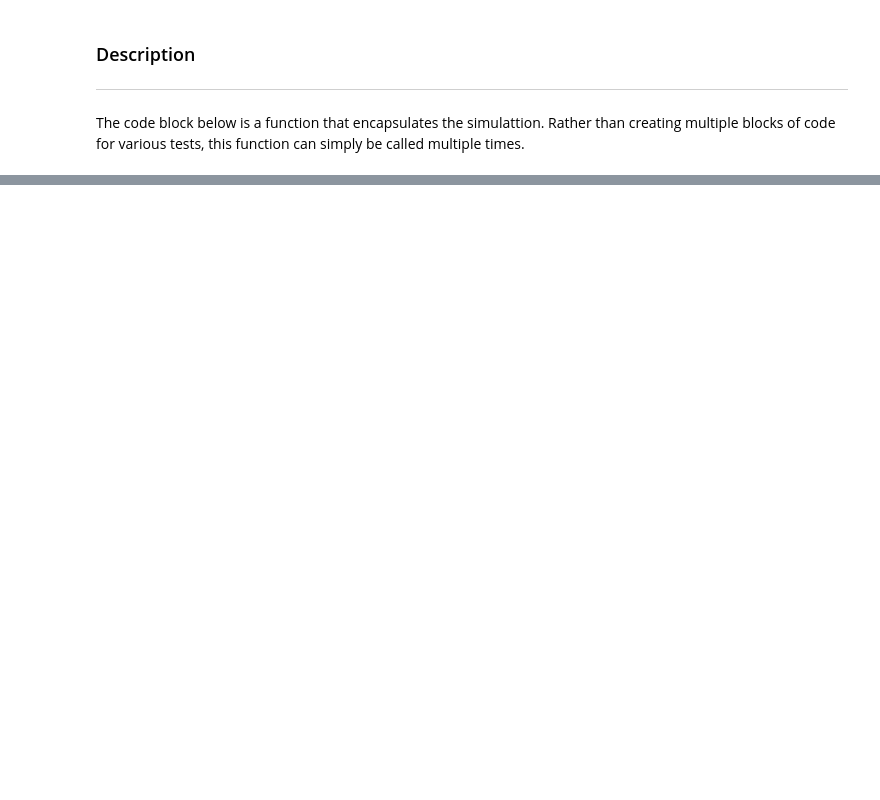
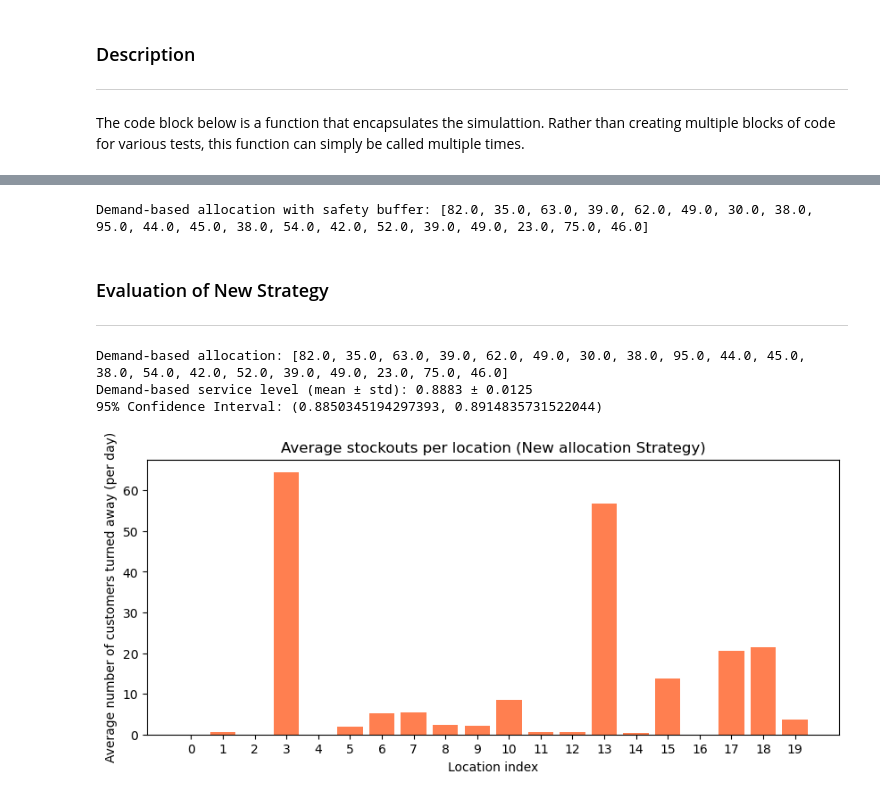
Before and after one commit to PauloVieira-1/1CK130_Assignment_1, a Jupyter notebook: 1CK130_Assignment_2/1CK130_Assignment_2.ipynb, the cells around one changed output, grey strips where cells are left out. Drawn from its saved outputs; the diff is of its cells as text; code cells hidden in the pictures; blank space fills up the shorter version.

```diff
--- a/1CK130_Assignment_2/1CK130_Assignment_2.ipynb
+++ b/1CK130_Assignment_2/1CK130_Assignment_2.ipynb
@@ -302,0 +444,69 @@ print(sim)
+# %%
+ # Notice parameters max_extra and top_percent
+def get_bikes_allocation(avg_daily_demand_per_loc, total_bikes, max_extra=0.08, top_percent=0.16):
+    demand_array = np.array(avg_daily_demand_per_loc, dtype=float)
+    demand_fraction = demand_array / demand_array.sum()
+
+    # Base proportional allocation
+    allocation = demand_fraction * total_bikes
+
+    # Identify high-demand locations
+    num_top = max(1, int(len(demand_array) * top_percent))  # at least one location
+    top_indices = demand_array.argsort()[-num_top:]  # indices of top-demand locations
+
+    # Apply safety buffer to high-demand locations
+    for i in top_indices:
+        allocation[i] *= (1 + max_extra)
+
+    allocation = allocation / allocation.sum() * total_bikes
+    allocation = np.floor(allocation)
+
+    bikes_allocated = allocation.sum()
+
+    while bikes_allocated < total_bikes:
+
+        for i in range(len(allocation)):
+            if bikes_allocated < total_bikes:
+                allocation[i] += 1
+                bikes_allocated += 1
+
+            else:
+                break
+    return allocation.tolist()
+
+# -----------------------------
+# Test demand-based allocation
+# -----------------------------
+demand_based_alloc = get_bikes_allocation(avg_daily_demand_per_loc, total_bikes)
+print("Demand-based allocation with safety buffer:", demand_based_alloc)
+# %% [output]
+Demand-based allocation with safety buffer: [82.0, 35.0, 63.0, 39.0, 62.0, 49.0, 30.0, 38.0, 95.0, 44.0, 45.0, 38.0, 54.0, 42.0, 52.0, 39.0, 49.0, 23.0, 75.0, 46.0]
+# %% [markdown]
+### Evaluation of New Strategy
+---
+# %%
+# Evaluation of new  allocation strategy
+
+total_bikes = 1000
+num_locations = 20
+
+demand_based_alloc = get_bikes_allocation(avg_daily_demand_per_loc, total_bikes)
+print("Demand-based allocation:", demand_based_alloc)
+
+new_distribution = EvaluateAllocation(demand_based_alloc, n_reps=60) # 60 repetitions interpreted as 60 days
+print("Demand-based service level (mean ± std):", f"{new_distribution['avg_service']:.4f} ± {new_distribution['std_service']:.4f}")
+print("95% Confidence Interval:", new_distribution['confidence_interval'])
+
+# Plot average stockouts per location for new allocation strategy
+plt.figure(figsize=(10,4))
+plt.title('Average stockouts per location (New allocation Strategy)')
+plt.bar(range(num_locations), new_distribution['avg_stockouts'], color='coral')
+plt.ylabel('Average number of customers turned away (per day)')
+plt.xlabel('Location index')
+plt.xticks(range(num_locations))
+plt.show()
+# %% [output]
+Demand-based allocation: [82.0, 35.0, 63.0, 39.0, 62.0, 49.0, 30.0, 38.0, 95.0, 44.0, 45.0, 38.0, 54.0, 42.0, 52.0, 39.0, 49.0, 23.0, 75.0, 46.0]
+Demand-based service level (mean ± std): 0.8883 ± 0.0125
+95% Confidence Interval: (0.8850345194297393, 0.8914835731522044)
+[figure, added]
```
Also changed, not shown: parts of 16 cells of this notebook, 2 other files.
